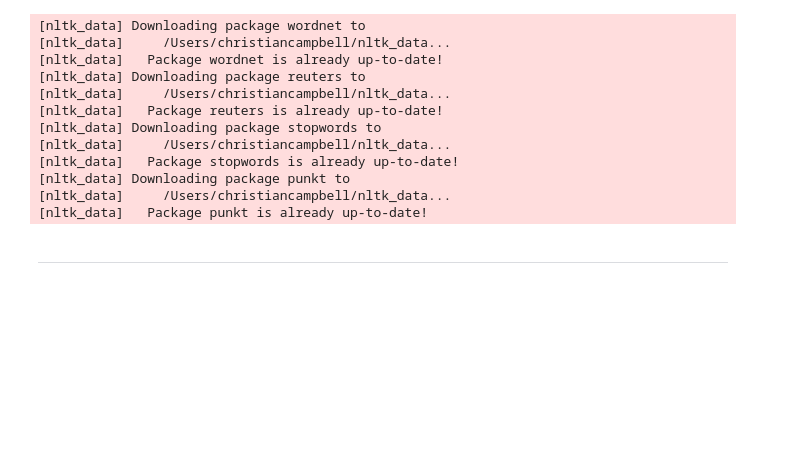
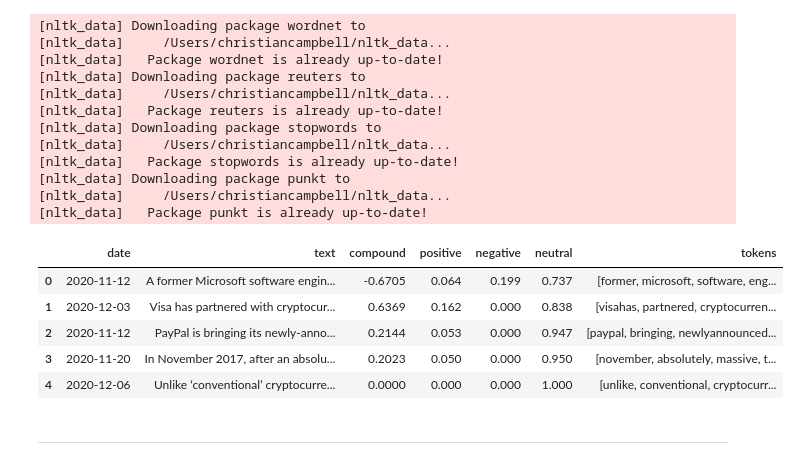
Before and after one commit to campbell8081/Unit12-NLP, a Jupyter notebook: crypto_sentiment.ipynb, the cells around one changed output. Saved outputs shown, nothing was run; the diff lists cells and outputs as text; code cells hidden in the pictures; blank space fills up the shorter version.

```diff
--- a/crypto_sentiment.ipynb
+++ b/crypto_sentiment.ipynb
@@ -237,7 +237,15 @@ def tokenizer(text):
 # %%
 # Create a new tokens column for bitcoin
 
 btc_df["tokens"] = btc_df['text'].apply(tokenizer)
+btc_df.head()
+# %% [output]
+|  | date | text | compound | positive | negative | neutral | tokens |
+| 0 | 2020-11-12 | A former Microsoft software engin... | -0.6705 | 0.064 | 0.199 | 0.737 | [former, microsoft, software, eng... |
+| 1 | 2020-12-03 | Visa has partnered with cryptocur... | 0.6369 | 0.162 | 0.000 | 0.838 | [visahas, partnered, cryptocurren... |
+| 2 | 2020-11-12 | PayPal is bringing its newly-anno... | 0.2144 | 0.053 | 0.000 | 0.947 | [paypal, bringing, newlyannounced... |
+| 3 | 2020-11-20 | In November 2017, after an absolu... | 0.2023 | 0.050 | 0.000 | 0.950 | [november, absolutely, massive, t... |
+| 4 | 2020-12-06 | Unlike ‘conventional’ cryptocurre... | 0.0000 | 0.000 | 0.000 | 1.000 | [unlike, conventional, cryptocurr... |
 # %%
 # Create a new tokens column for ethereum
 # YOUR CODE HERE!
```
